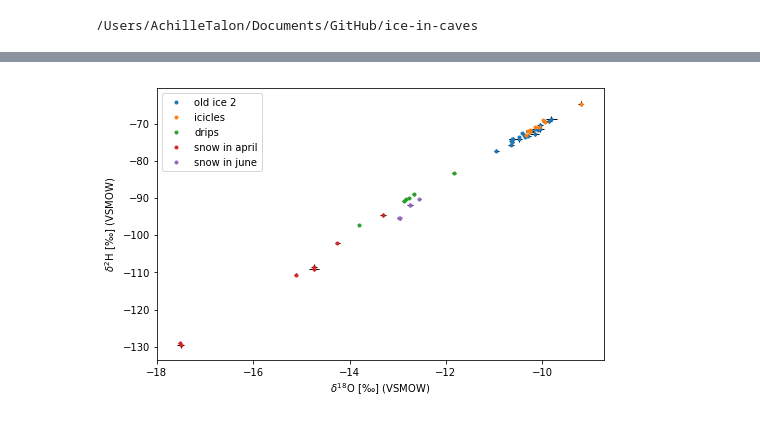
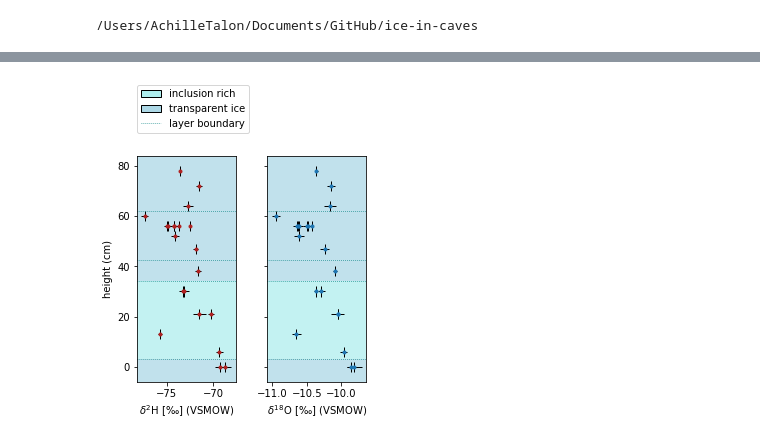
Before and after one commit to tr1813/ice-in-caves, a Jupyter notebook: ipynb/GNIP_isotopes.ipynb, the cells around one changed output, grey strips where cells are left out. Drawn from its saved outputs; the diff is of its cells as text; code cells hidden in the pictures.

Commit message:
improved the isotope transect plotter
so that layers are filled in depending on inclusion types, presence and absence.

```diff
--- a/ipynb/GNIP_isotopes.ipynb
+++ b/ipynb/GNIP_isotopes.ipynb
@@ -84,9 +83,5 @@ gnip.LMWL_plotter(slov,'KOZINA',filename="../fig/GNIP/kozina_LWML.pdf")
 # %%
-iso.crossPlotter(hundsalm,{'old ice 2':2,
-                           'icicles':(-999,'ICICLE'),
-                           'drips':(-999,'DRIP'),
-                           'snow in april':3,
-                           'snow in june':4},
-                 filename="../fig/isotopes/iso_samples_Hundsalm_full.pdf")
+iso.transectPlotter(hundsalm,{"old ice":2},
+                    filename="../fig/isotopes/transect_2.pdf")
 # %% [output]
-[figure, old version]
+[figure, new version]
```
Also changed, not shown: parts of 29 cells of this notebook, 1 other file.
